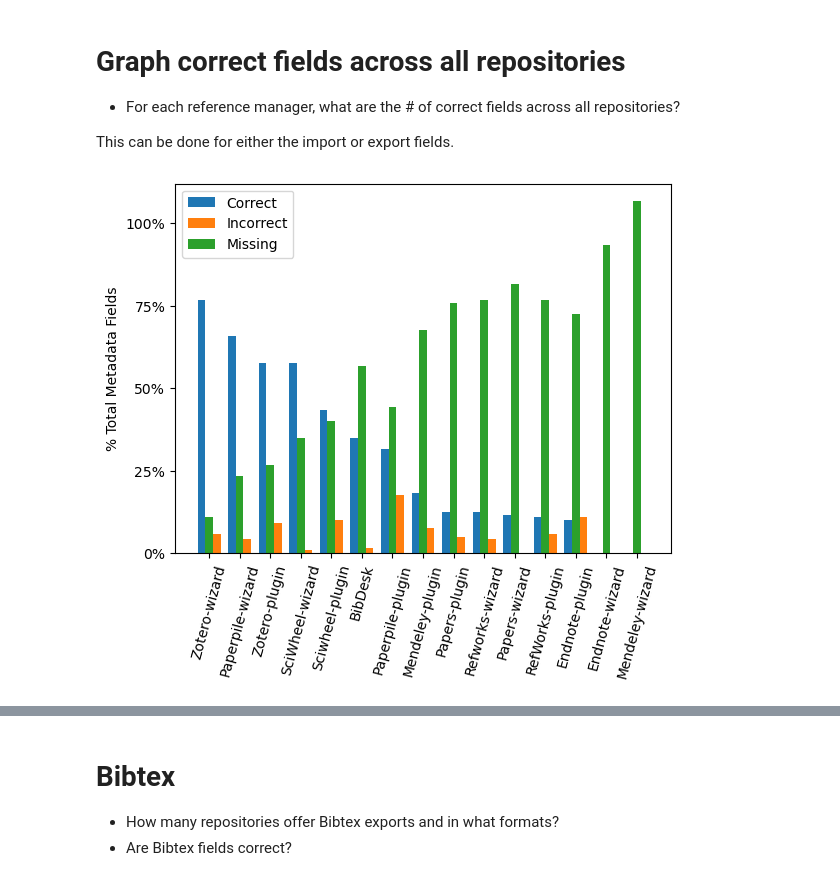
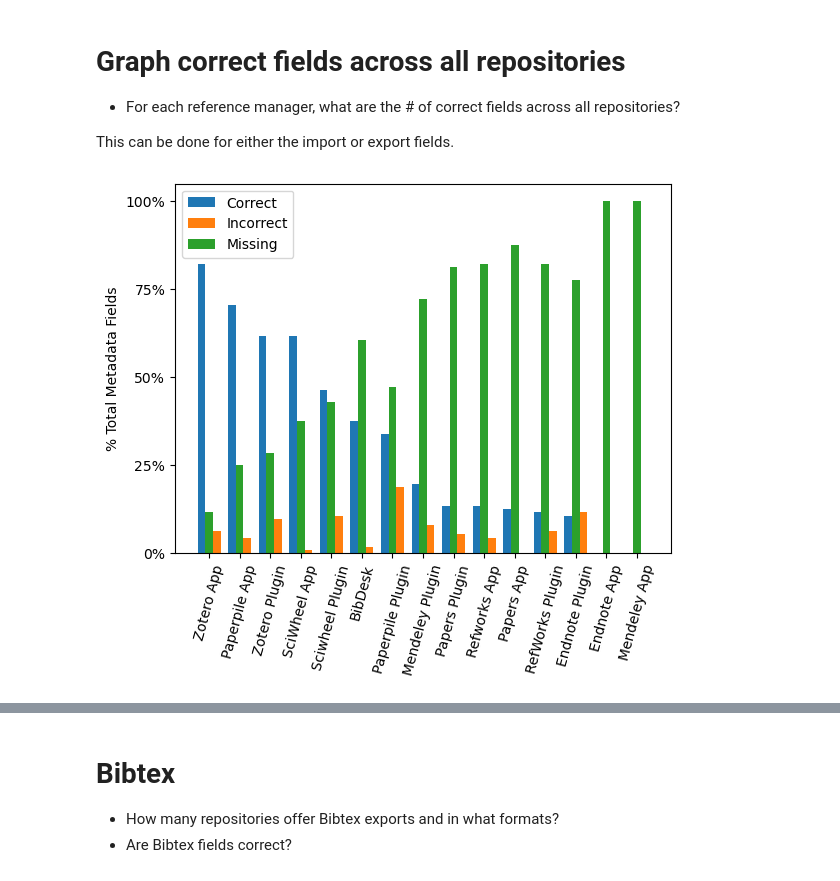
Before and after one commit to kvrouwenvelder/reference-manager-analysis, a Jupyter notebook: reference-manager-citations-ESIP.ipynb, the cells around one changed output, grey strips where cells are left out. Saved outputs shown, nothing was run; the diff lists cells and outputs as text; code cells hidden in the pictures.

Commit message:
fixed endnote and refworks names in best repository graph analysis

```diff
--- a/reference-manager-citations-ESIP.ipynb
+++ b/reference-manager-citations-ESIP.ipynb
@@ -172,36 +172,37 @@ repo_import_sums = sum_across_repos(list_of_dfs, im_cols, 'im')
 repo_import_sums_df = pd.DataFrame(data = repo_import_sums, index = list_of_indices, columns = ['sum_incorrect', 'sum_missing', 'sum_correct'])
 repo_import_sums_df_sort = repo_import_sums_df.sort_values(by=['sum_correct'],ascending = False)
 
 
 
 # Make graph
 
 fig, ax = plt.subplots()
 x = np.arange(len(list_of_dfs)) # of reference managers
-y = len(list_of_dfs)*8 # Max value possible for repo_export_sums for each ref manager
+y = 14*8 # Max value possible for repo_export_sums for each ref manager. 14 repos, 8 fields per repo
 
-#xlabels = ['Zotero Plugin', 'Zotero App', 'BibDesk', 'Sciwheel Plugin','Sciwheel App', 'Endnote Plugin',
-         #'Endnote App', 'Papers Plugin', 'Papers App','PaperPile Plugin', 'PaperPile App','Mendeley Plugin',
-         #'Mendeley App', 'Refworks Plugin','Refworks App']
+# Get xlabels from index and fix them up
+xlabels = repo_import_sums_df_sort.index.str.replace('-',' ') # Use labels from repo_import_sums_df_SORT index and remove hyphen
+xlabels = xlabels.str.replace('wizard','App') # change wizard to App
+xlabels = xlabels.str.replace('plugin','Plugin') # fix capitalization
 
 ylabels = ['0%','25%','50%','75%','100%']
 
 offset = 0.25
 width = 0.25
 
 # to get percentages: df[sum_column]/y*100
 
 # Graph all
 ax.bar(x - offset, (repo_import_sums_df_sort['sum_correct']/y*100), width = width, label = 'Correct')
 ax.bar(x + offset, (repo_import_sums_df_sort['sum_incorrect']/y*100), width = width, label = 'Incorrect')
 ax.bar(x, (repo_import_sums_df_sort['sum_missing']/y*100), width = width, label = 'Missing')
 
 # set labels and ticks and axes
-ax.set_xticks(x,repo_import_sums_df_sort.index, rotation = 75) # Either use repo_import_sums_df_sort.index for labels or new string, 'labels'
+ax.set_xticks(x,xlabels, rotation = 75) # Either use repo_import_sums_df_sort.index for labels or new string, 'labels'
 ax.set_yticks([0,25,50,75,100],ylabels) # Either [0,y/4,y/2,3*y/4,y] for raw # metadata fields or [0, 25, 50, 100] for %
 ax.set_ylabel('% Total Metadata Fields')
 ax.legend()
 
 plt.show()
 # %% [output]
-[figure, old version]
+[figure, new version]
```
Also changed, not shown: parts of 4 cells of this notebook.
